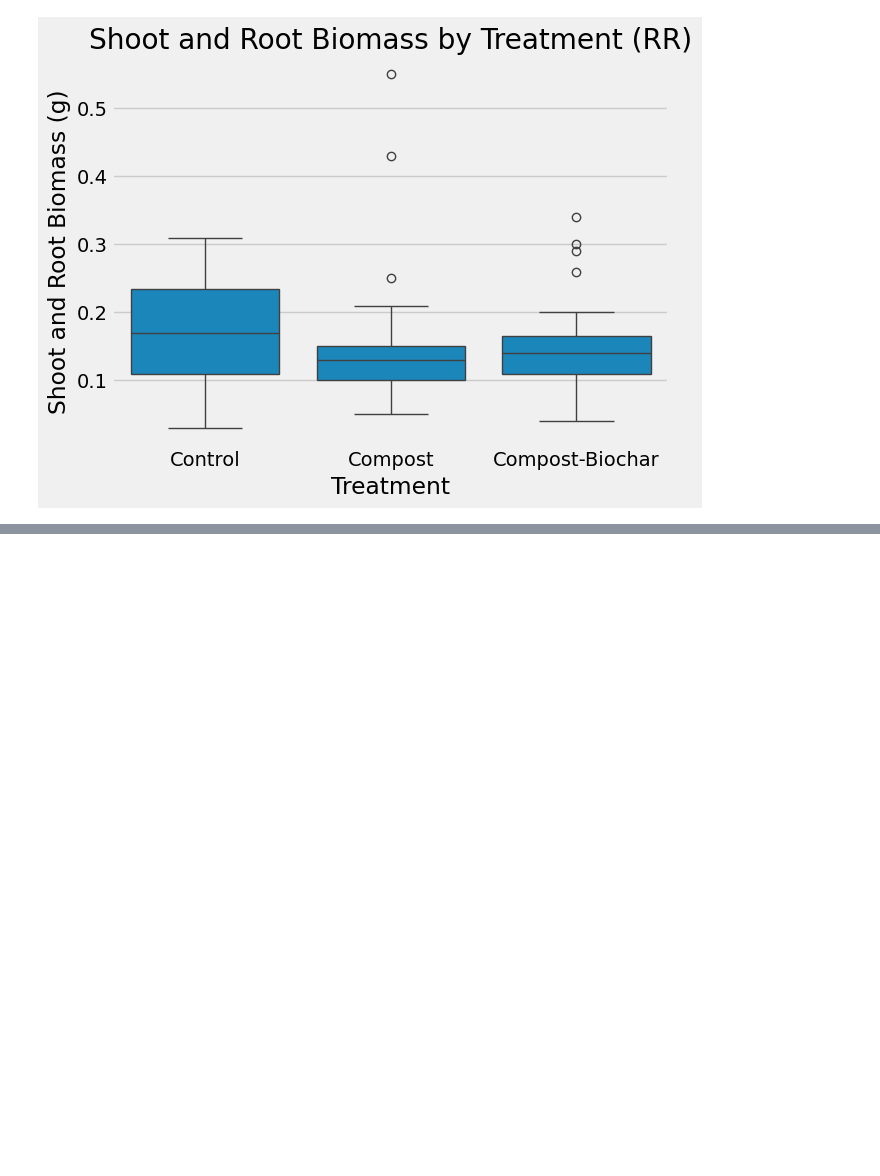
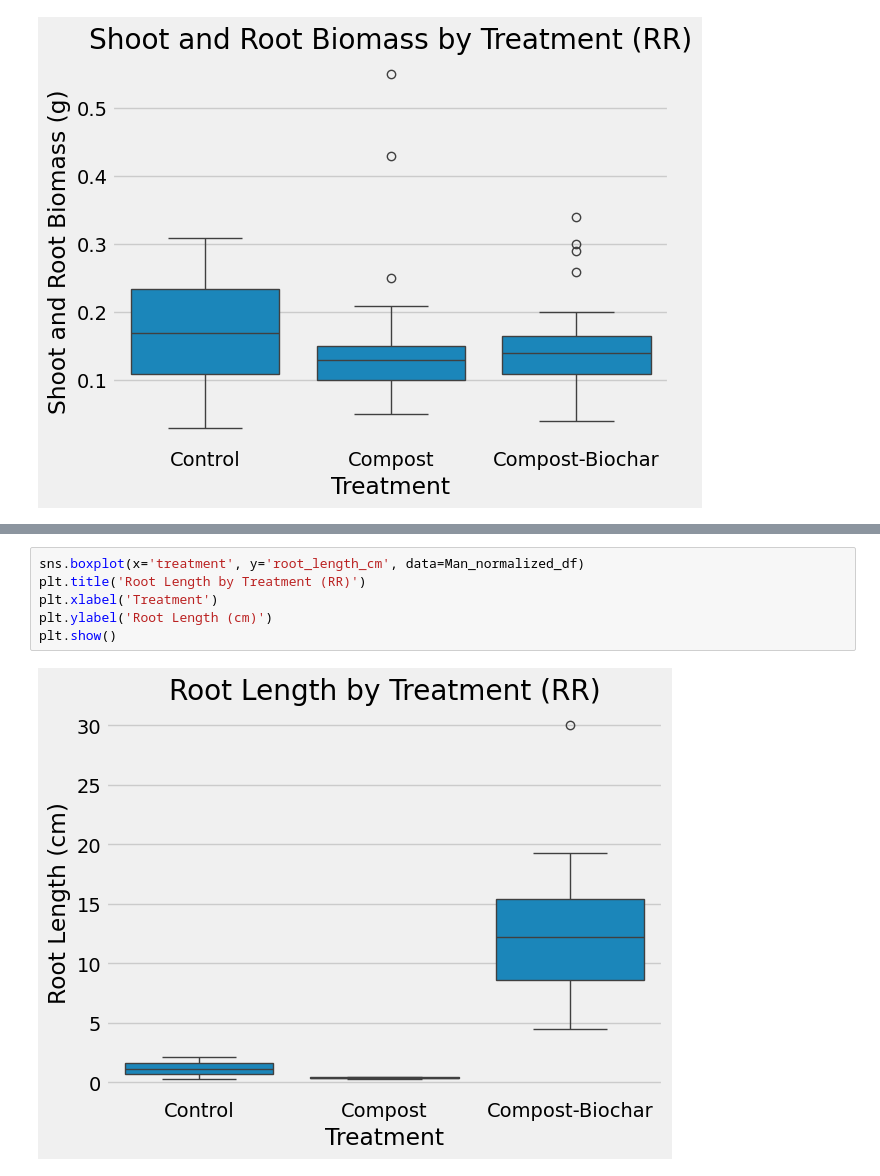
Before and after one commit to joelyreyes/senior-thesis-data-analysis, a Jupyter notebook: plant-growth-metrics/notebook.ipynb, the cells around one changed output, grey strips where cells are left out. Cells and saved outputs as stored; diff of their text form; blank space fills up the shorter version.

```diff
--- a/plant-growth-metrics/notebook.ipynb
+++ b/plant-growth-metrics/notebook.ipynb
@@ -257,0 +376,8 @@ plt.show()
+# %%
+sns.boxplot(x='treatment', y='root_length_cm', data=Man_normalized_df)
+plt.title('Root Length by Treatment (RR)')
+plt.xlabel('Treatment')
+plt.ylabel('Root Length (cm)')
+plt.show()
+# %% [output]
+[figure, added]
```
Also changed, not shown: parts of 32 cells of this notebook, 1 other file.
